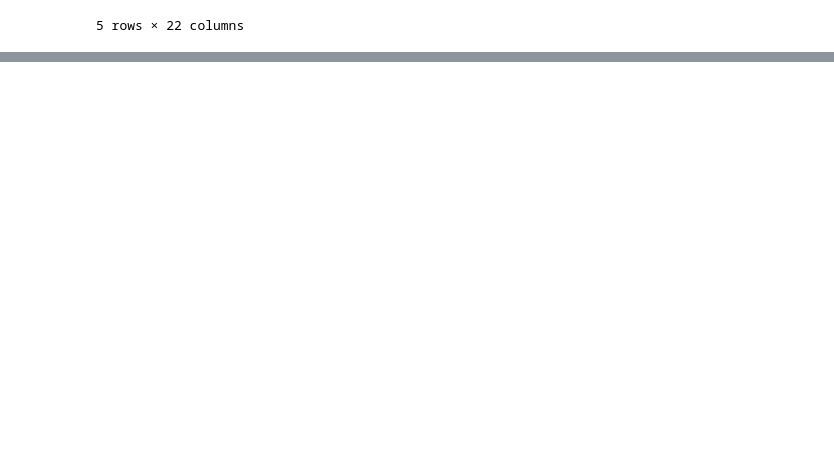
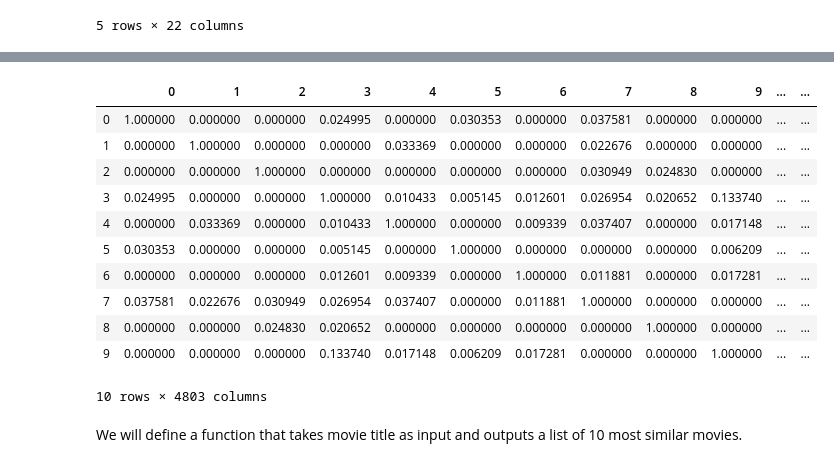
Before and after one commit to pksvv/25JRecommender, a Jupyter notebook: Movie Recommendation System.ipynb, the cells around one changed output, grey strips where cells are left out. Cells and saved outputs as stored; diff of their text form; code cells hidden in the pictures; blank space fills up the shorter version.

```diff
--- a/Movie Recommendation System.ipynb
+++ b/Movie Recommendation System.ipynb
@@ -134,0 +228,4 @@ The formula for calculating the Top Rated 250 Titles gives a true Bayesian estim
+# %%
+df1.columns = ['id','title','cast','crew']
+
+df = df2.merge(df1,on='id')
@@ -134,0 +246,10 @@ The formula for calculating the Top Rated 250 Titles gives a true Bayesian estim
+# %%
+from sklearn.feature_extraction.text import TfidfVectorizer
+
+tfidf = TfidfVectorizer(stop_words='english')
+
+df['overview'] = df['overview'].fillna('')
+
+tfidf_matrix = tfidf.fit_transform(df['overview'])
+
+tfidf_matrix.shape
@@ -134,0 +274,23 @@ The formula for calculating the Top Rated 250 Titles gives a true Bayesian estim
+# %%
+from sklearn.metrics.pairwise import linear_kernel,cosine_similarity
+
+cosine_sim = linear_kernel(tfidf_matrix,tfidf_matrix)
+# %%
+df_sim = pd.DataFrame(cosine_sim)
+
+df_sim.head(10)
+# %% [output]
+|  | 0 | 1 | 2 | 3 | 4 | 5 | 6 | 7 | 8 | 9 | ... | ... |
+| 0 | 1.000000 | 0.000000 | 0.000000 | 0.024995 | 0.000000 | 0.030353 | 0.000000 | 0.037581 | 0.000000 | 0.000000 | ... | ... |
+| 1 | 0.000000 | 1.000000 | 0.000000 | 0.000000 | 0.033369 | 0.000000 | 0.000000 | 0.022676 | 0.000000 | 0.000000 | ... | ... |
+| 2 | 0.000000 | 0.000000 | 1.000000 | 0.000000 | 0.000000 | 0.000000 | 0.000000 | 0.030949 | 0.024830 | 0.000000 | ... | ... |
+| 3 | 0.024995 | 0.000000 | 0.000000 | 1.000000 | 0.010433 | 0.005145 | 0.012601 | 0.026954 | 0.020652 | 0.133740 | ... | ... |
+| 4 | 0.000000 | 0.033369 | 0.000000 | 0.010433 | 1.000000 | 0.000000 | 0.009339 | 0.037407 | 0.000000 | 0.017148 | ... | ... |
+| 5 | 0.030353 | 0.000000 | 0.000000 | 0.005145 | 0.000000 | 1.000000 | 0.000000 | 0.000000 | 0.000000 | 0.006209 | ... | ... |
+| 6 | 0.000000 | 0.000000 | 0.000000 | 0.012601 | 0.009339 | 0.000000 | 1.000000 | 0.011881 | 0.000000 | 0.017281 | ... | ... |
+| 7 | 0.037581 | 0.022676 | 0.030949 | 0.026954 | 0.037407 | 0.000000 | 0.011881 | 1.000000 | 0.000000 | 0.000000 | ... | ... |
+| 8 | 0.000000 | 0.000000 | 0.024830 | 0.020652 | 0.000000 | 0.000000 | 0.000000 | 0.000000 | 1.000000 | 0.000000 | ... | ... |
+| 9 | 0.000000 | 0.000000 | 0.000000 | 0.133740 | 0.017148 | 0.006209 | 0.017281 | 0.000000 | 0.000000 | 1.000000 | ... | ... |
+10 rows × 4803 columns
+# %% [markdown]
+We will define a function that takes movie title as input and outputs a list of 10 most similar movies.
```
Also changed, not shown: parts of 31 cells of this notebook.
